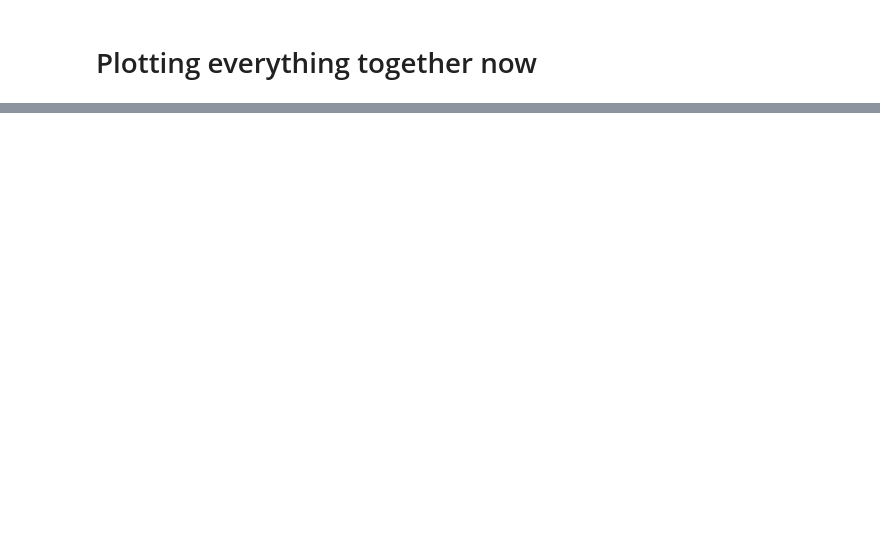
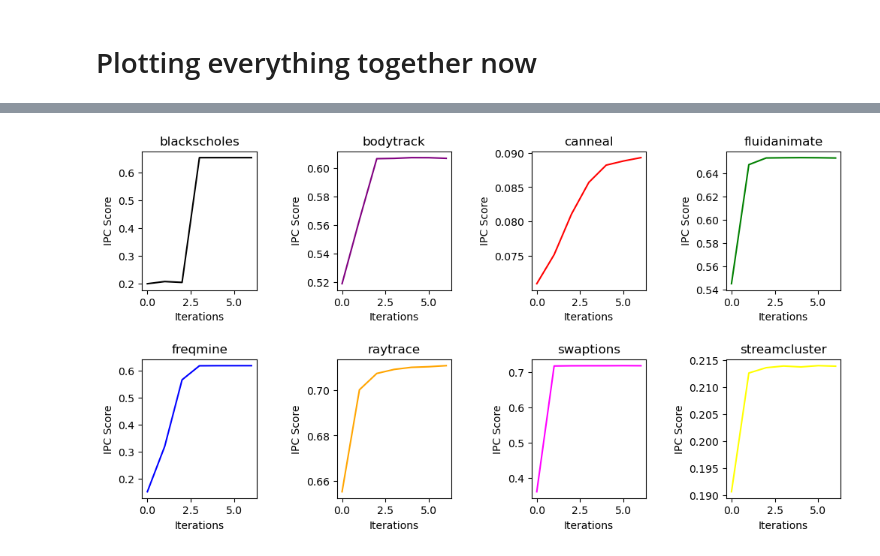
Before and after one commit to PeterAvgerinos/Data-Analysis-and-Machine-Learning, a Jupyter notebook: Exercises/AnalyzingPinData/AnalyzingPinData.ipynb, the cells around one changed output, grey strips where cells are left out. Cells and saved outputs as stored; diff of their text form; code cells hidden in the pictures; blank space fills up the shorter version.

```diff
--- a/Exercises/AnalyzingPinData/AnalyzingPinData.ipynb
+++ b/Exercises/AnalyzingPinData/AnalyzingPinData.ipynb
@@ -212,0 +343,32 @@ plt.subplots_adjust(hspace = 1, wspace = 0.7)
+# %%
+fig = plt.figure()
+
+for i in range(len(benchmarks4)):
+    plt.clf()
+    ax = fig.add_axes([0.1, 0.1, 0.8, 0.8])
+    ax.plot(benchmarks4[i], color = crayons[i])
+    ax.scatter(iterations4, benchmarks4[i], color = 'red', marker = 'x')
+    ax.set_xticks(iterations4)
+    ax.set_xticklabels(x_ticks4)
+    ax.tick_params(axis='x', rotation=45)
+    ax.set_xlabel('Iterations')
+    ax.set_ylabel('IPC Score')
+    ax.set_title(labels[i])
+    ax.grid()
+
+    plt.savefig(f'images/Prefetch/{labels[i]}.png', bbox_inches='tight')
+
+plt.close()
+# %%
+figure, axes = plt.subplots(nrows = 2, ncols = 4, figsize = (12,6))
+
+for i, ax in enumerate(axes.flat):
+    ax.plot(benchmarks4[i], color = crayons[i])
+    ax.set_position([0.6, 0.6, 0.6, 1])
+    ax.set_xlabel('Iterations')
+    ax.set_ylabel('IPC Score')
+    ax.set_title(labels[i])
+
+plt.subplots_adjust(hspace = 0.5, wspace = 0.7)
+# %% [output]
+[figure, added]
```
Also changed, not shown: parts of 16 cells of this notebook.
